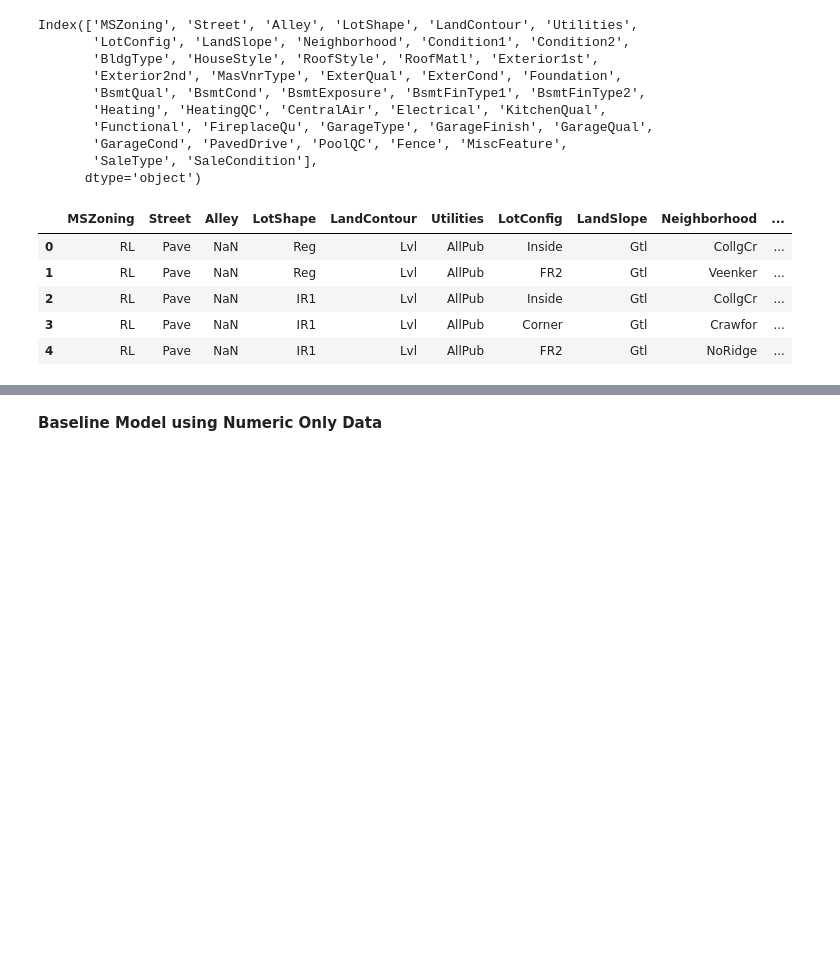
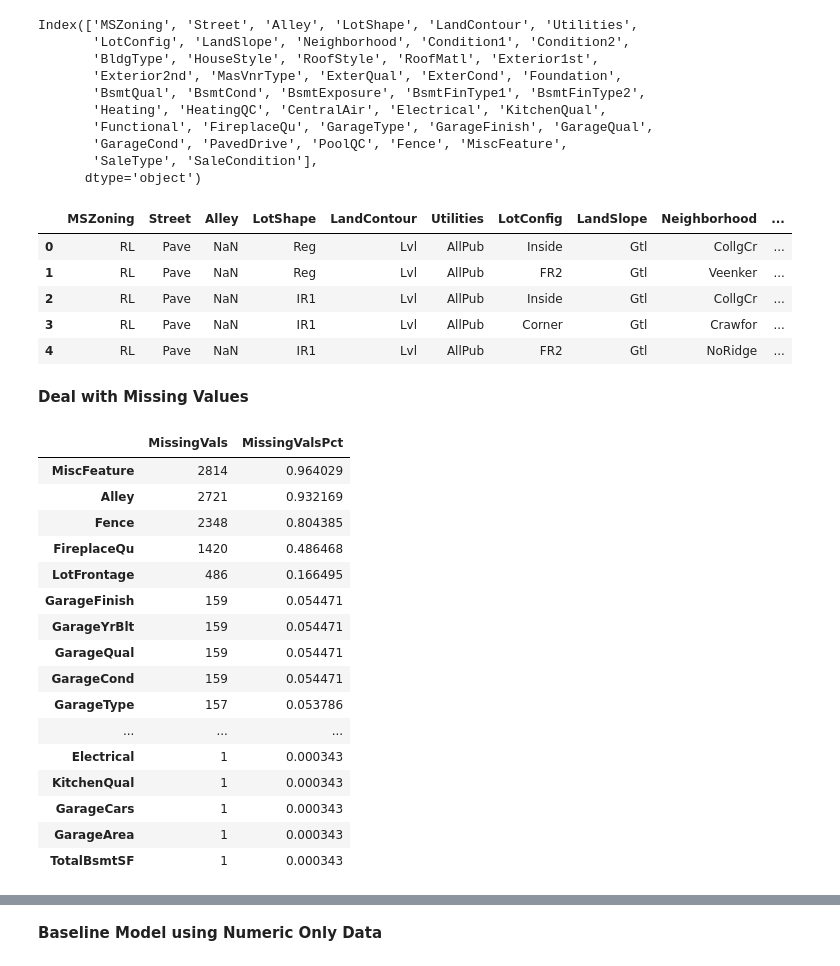
Before and after one commit to amypeniston/kaggle-competitions, a Jupyter notebook: house-prices/2_Data_Preprocessing.ipynb, the cells around one changed output, grey strips where cells are left out. Cells and saved outputs as stored; diff of their text form; code cells hidden in the pictures; blank space fills up the shorter version.

Commit message:
Worked on missing data

```diff
--- a/house-prices/2_Data_Preprocessing.ipynb
+++ b/house-prices/2_Data_Preprocessing.ipynb
@@ -91,3 +91,28 @@ train[categorical_features].head()
 | 2 | RL | Pave | NaN | IR1 | Lvl | AllPub | Inside | Gtl | CollgCr | ... |
 | 3 | RL | Pave | NaN | IR1 | Lvl | AllPub | Corner | Gtl | Crawfor | ... |
 | 4 | RL | Pave | NaN | IR1 | Lvl | AllPub | FR2 | Gtl | NoRidge | ... |
+# %% [markdown]
+**Deal with Missing Values**
+# %%
+all_data = pd.concat([X, test])
+nulls = all_data.isnull().sum()[all_data.isnull().sum() > 0].sort_values(ascending=False).to_frame().rename(columns={0: "MissingVals"})
+nulls["MissingValsPct"] = nulls["MissingVals"] / len(all_data)
+nulls
+# %% [output]
+|  | MissingVals | MissingValsPct |
+| MiscFeature | 2814 | 0.964029 |
+| Alley | 2721 | 0.932169 |
+| Fence | 2348 | 0.804385 |
+| FireplaceQu | 1420 | 0.486468 |
+| LotFrontage | 486 | 0.166495 |
+| GarageFinish | 159 | 0.054471 |
+| GarageYrBlt | 159 | 0.054471 |
+| GarageQual | 159 | 0.054471 |
+| GarageCond | 159 | 0.054471 |
+| GarageType | 157 | 0.053786 |
+| ... | ... | ... |
+| Electrical | 1 | 0.000343 |
+| KitchenQual | 1 | 0.000343 |
+| GarageCars | 1 | 0.000343 |
+| GarageArea | 1 | 0.000343 |
+| TotalBsmtSF | 1 | 0.000343 |
```
Also changed, not shown: parts of 6 cells of this notebook.
